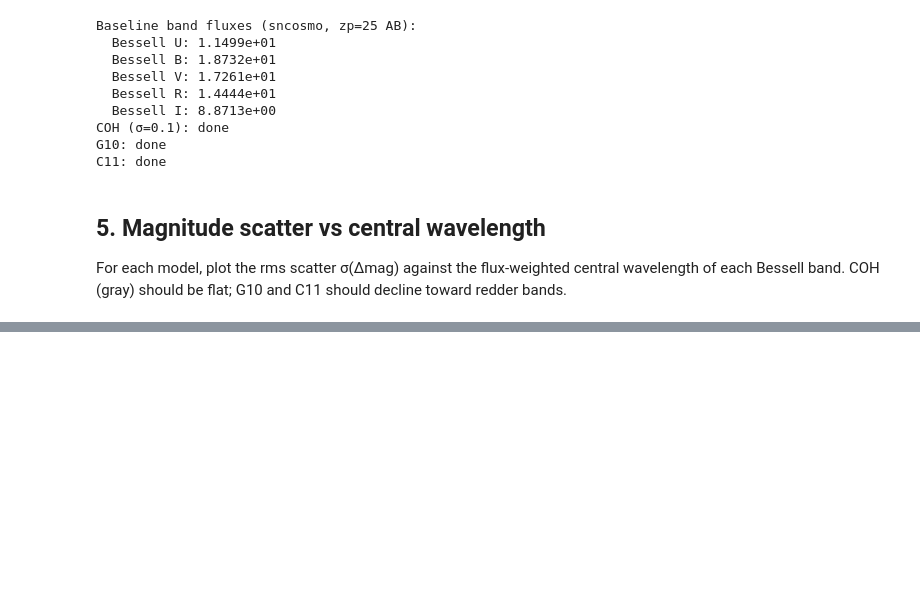
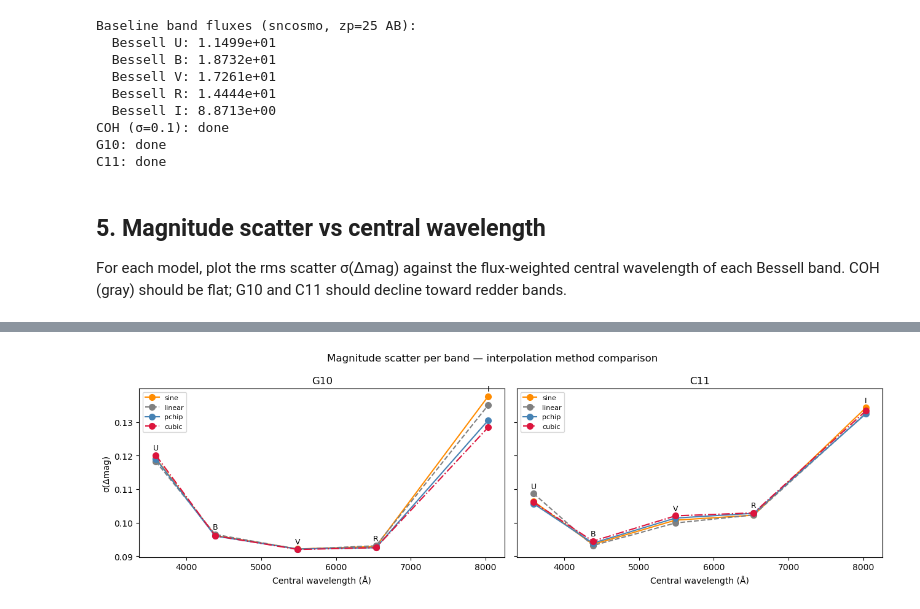
Before and after one commit to lincc-frameworks/lightcurvelynx, a Jupyter notebook: docs/notebooks/intrinsic_scatter.ipynb, the cells around one changed output, grey strips where cells are left out. Saved outputs shown, nothing was run; the diff lists cells and outputs as text; code cells hidden in the pictures; blank space fills up the shorter version.

```diff
--- a/docs/notebooks/intrinsic_scatter.ipynb
+++ b/docs/notebooks/intrinsic_scatter.ipynb
@@ -148,0 +192,41 @@ plt.tight_layout()
+# %%
+# --- σ per band for each interpolation method ---
+# Same seed across methods so each gets identical scatter draws —
+# σ differences reflect interpolation shape only, not sampling noise.
+delta_mag_interp = {}
+
+for scatter_label, modelpars in [("G10", g10_modelpars), ("C11", c11_modelpars)]:
+    delta_mag_interp[scatter_label] = {}
+    for method in INTERP_METHODS:
+        effect = SNIaIntrinsicScatter(modelpars=modelpars, interp_method=method)
+        model = SncosmoWrapperModel("salt3", **SALT3_KWARGS)
+        model.add_effect(effect)
+        states = model.sample_parameters(num_samples=N, rng_info=np.random.default_rng(42))
+
+        dm = {b: np.empty(N) for b in BANDS}
+        for i, state_i in enumerate(states):
+            band_fluxes_arr = model.evaluate_bandfluxes(passbands, times_bands, filters_bands, state_i)
+            for j, filter_name in enumerate(BANDS):
+                full_name = f"bessell_{filter_name}"
+                dm[filter_name][i] = -2.5 * np.log10(band_fluxes_arr[j] / baseline_bandflux[full_name])
+        delta_mag_interp[scatter_label][method] = dm
+
+fig, axes = plt.subplots(1, 2, figsize=(13, 4), sharey=True)
+for ax, scatter_label in zip(axes, ["G10", "C11"]):
+    for method in INTERP_METHODS:
+        sigma = np.array([delta_mag_interp[scatter_label][method][b].std() for b in band_names])
+        ax.plot(x, sigma, "o" + INTERP_STYLES[method], color=INTERP_COLORS[method],
+                label=method, markersize=7)
+    top_sigma = np.max([np.array([delta_mag_interp[scatter_label][m][b].std() for b in band_names])
+                        for m in INTERP_METHODS], axis=0)
+    for b, xb, yt in zip(band_names, x, top_sigma):
+        ax.annotate(b, xy=(xb, yt), xytext=(0, 6), textcoords="offset points",
+                    ha="center", fontsize=9)
+    ax.set_xlabel("Central wavelength (Å)")
+    ax.set_title(f"{scatter_label}")
+    ax.legend(fontsize=8)
+axes[0].set_ylabel("σ(Δmag)")
+fig.suptitle("Magnitude scatter per band — interpolation method comparison")
+plt.tight_layout()
+# %% [output]
+[figure, added]
```
Also changed, not shown: parts of 5 cells of this notebook, 1 other file.
